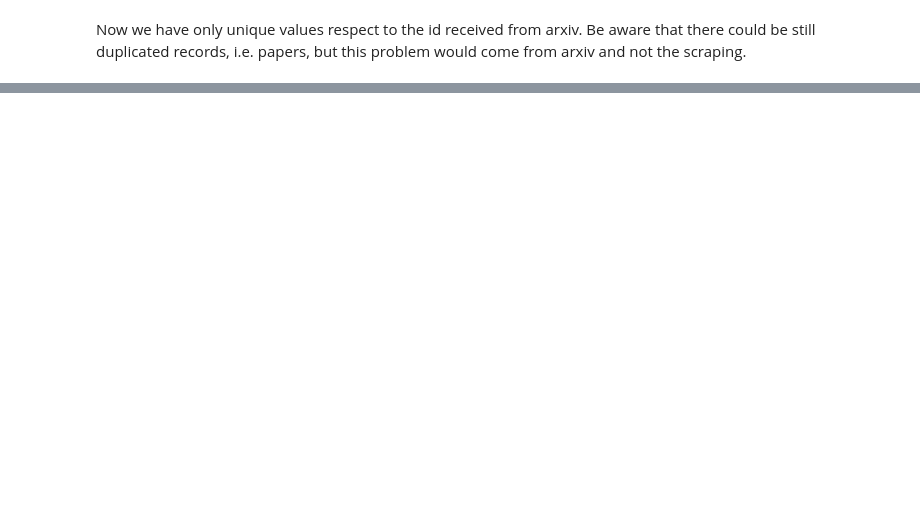
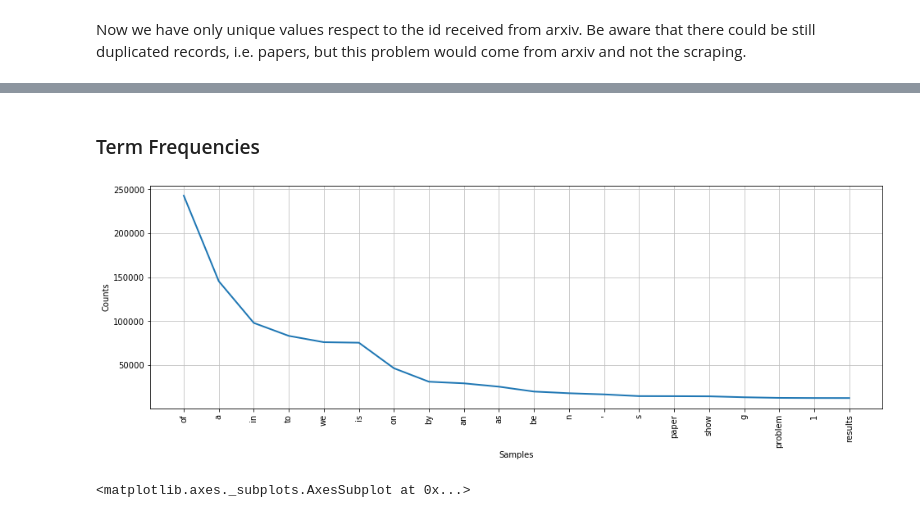
Before and after one commit to radema/indago_arxiv, a Jupyter notebook: notebook/ETL/data_analysis.ipynb, the cells around one changed output, grey strips where cells are left out. Cells and saved outputs as stored; diff of their text form; code cells hidden in the pictures; blank space fills up the shorter version.

```diff
--- a/notebook/ETL/data_analysis.ipynb
+++ b/notebook/ETL/data_analysis.ipynb
@@ -245,0 +219,22 @@ Name: author, Length: 14174, dtype: object
+# %%
+from nltk.stem.wordnet import WordNetLemmatizer
+from nltk.tokenize import ToktokTokenizer
+from nltk.corpus import stopwords
+stopWordList=stopwords.words('english')
+stopWordList.remove('no')
+stopWordList.remove('not')
+lemma=WordNetLemmatizer()
+token=ToktokTokenizer()
+
+def lemitizeWords(text):
+    words=token.tokenize(text)
+    listLemma=[]
+    for w in words:
+        x=lemma.lemmatize(w,'v')
+    listLemma.append(x)
+    return text
+def stopWordsRemove(text):
+    wordList=[x.lower().strip() for x in token.tokenize(text)]
+    removedList=[x for x in wordList if not (x in stopWordList)]
+    text=' '.join(removedList)
+    return text
@@ -245,0 +271,2 @@ Name: author, Length: 14174, dtype: object
+# %%
+corpus['cleaned_text'] = corpus.cleaned_text.apply(lambda x: stopWordsRemove(lemitizeWords(x)))
@@ -245,0 +298,2 @@ Name: author, Length: 14174, dtype: object
+# %% [markdown]
+### Term Frequencies
@@ -245,0 +303,7 @@ Name: author, Length: 14174, dtype: object
+# %%
+x=nltk.FreqDist(ToktokTokenizer().tokenize(corpus))
+plt.figure(figsize=(16,5))
+x.plot(20)
+# %% [output]
+[figure, added]
+<matplotlib.axes._subplots.AxesSubplot at 0x...>
```
Also changed, not shown: parts of 56 cells of this notebook.
